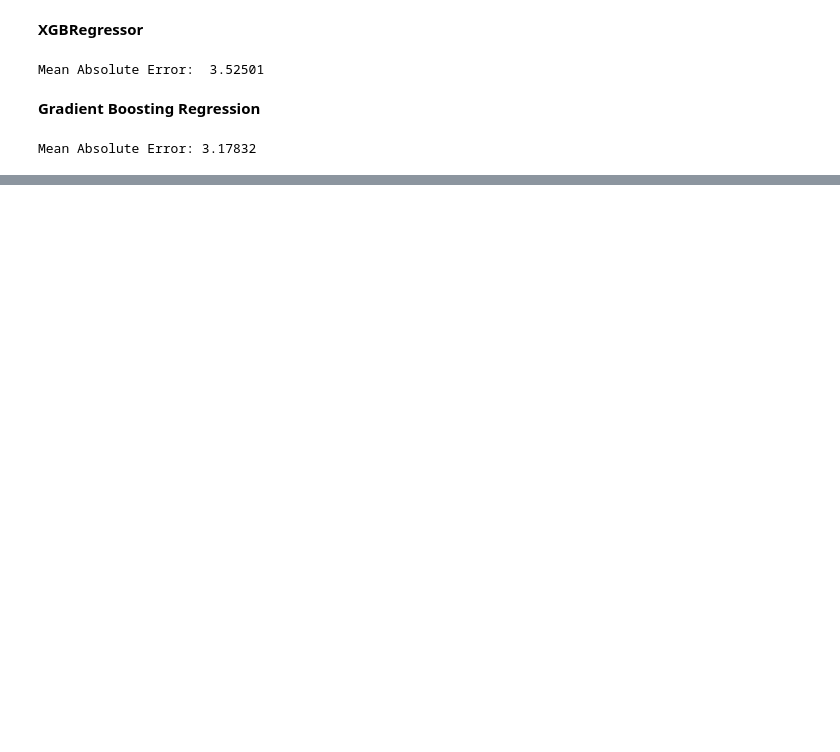
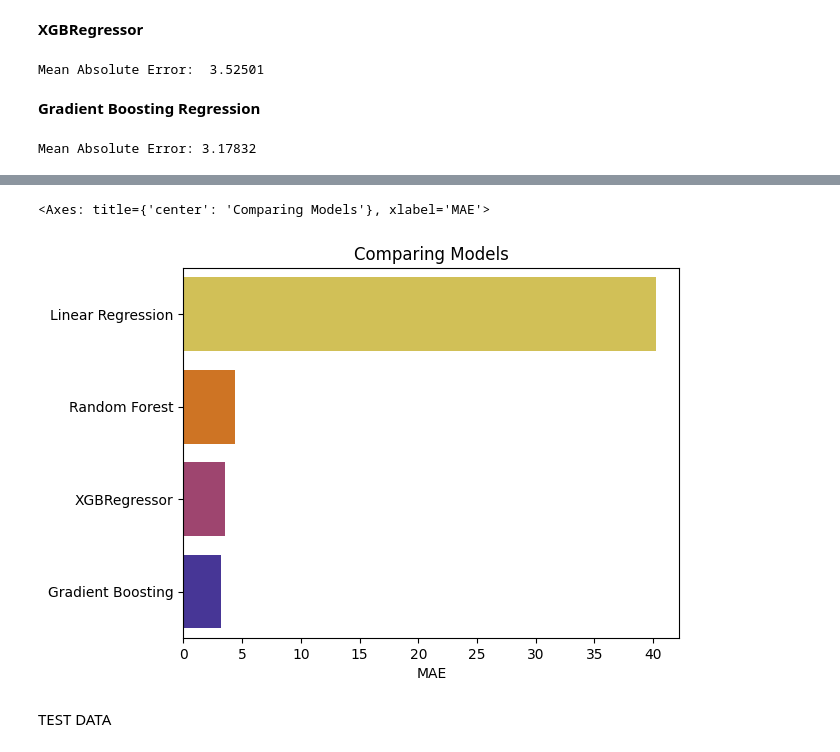
Before and after one commit to kerryyys/Kaggle-Project, a Jupyter notebook: Crab Age/CrabAge.ipynb, the cells around one changed output, grey strips where cells are left out. Drawn from its saved outputs; the diff is of its cells as text; code cells hidden in the pictures; blank space fills up the shorter version.

```diff
--- a/Crab Age/CrabAge.ipynb
+++ b/Crab Age/CrabAge.ipynb
@@ -258,8 +259,8 @@ model_lr.fit(X_train, y_train)
 y_pred_lr = model_lr.predict(X_val)
 
 # Evaluate the model
-mae = mean_absolute_error(y_val, y_pred_lr)
-print('Mean Absolute Error : ',round(mae,5))
+mae_lr = mean_absolute_error(y_val, y_pred_lr)
+print('Mean Absolute Error : ',round(mae_lr,5))
 # %% [output]
 Mean Absolute Error :  40.23981
 # %% [markdown]
@@ -275,6 +276,6 @@ model_rf.fit(X_train, y_train)
 y_pred_rf = model_rf.predict(X_val)
 
 # Evaluate the model
-mae = mean_absolute_error(y_val, y_pred_rf)
-print('Mean Absolute Error : ',round(mae,5))
+mae_rf = mean_absolute_error(y_val, y_pred_rf)
+print('Mean Absolute Error : ',round(mae_rf,5))
 # %% [output]
@@ -292,8 +293,8 @@ xgb.fit(X_train, y_train)
 pred_XGB = xgb.predict(X_val)
 
 # Calculate the mean absolute error (MAE)
-mae = mean_absolute_error(y_val, pred_XGB)
-print('Mean Absolute Error: ', round(mae, 5))
+mae_xgb = mean_absolute_error(y_val, pred_XGB)
+print('Mean Absolute Error: ', round(mae_xgb, 5))
 # %% [output]
 Mean Absolute Error:  3.52501
 # %% [markdown]
@@ -315,0 +319,7 @@ Mean Absolute Error: 3.17832
+# %%
+models = ['Linear Regression', 'Random Forest', 'XGBRegressor', 'Gradient Boosting']
+mae = [mae_lr, mae_rf, mae_xgb, mae_gb]
+
+data = {'Models': models, 'MAE': mae}
+df = pd.DataFrame(data)
+df.style.background_gradient(cmap='CMRmap_r')
@@ -315,0 +332,8 @@ Mean Absolute Error: 3.17832
+# %%
+#plotting
+plt.title('Comparing Models')
+plt.xlabel('MAE')
+sns.barplot(x=mae,y=models,palette='CMRmap_r')
+# %% [output]
+<Axes: title={'center': 'Comparing Models'}, xlabel='MAE'>
+[figure, added]
@@ -315,0 +382,2 @@ Mean Absolute Error: 3.17832
+# %% [markdown]
+TEST DATA
```
Also changed, not shown: parts of 14 cells of this notebook.
